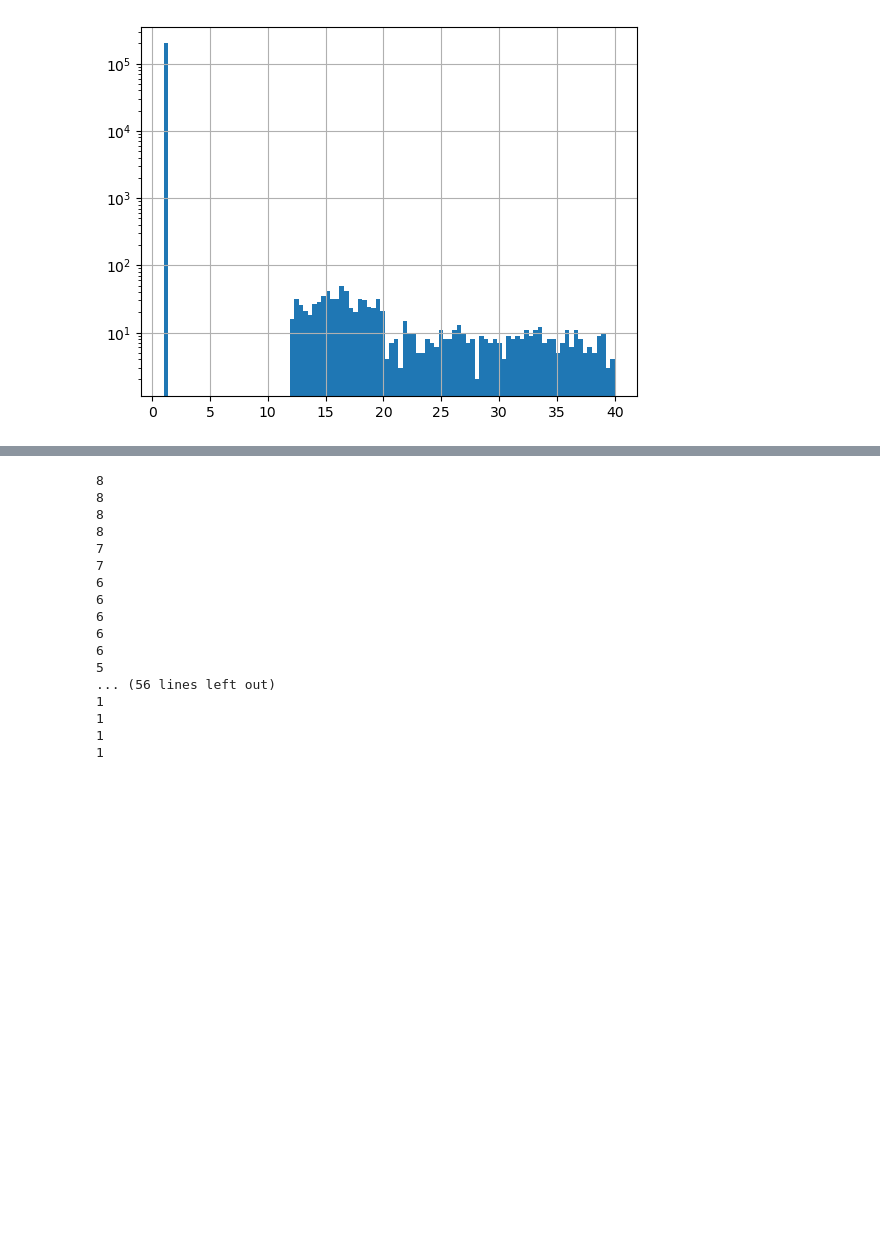
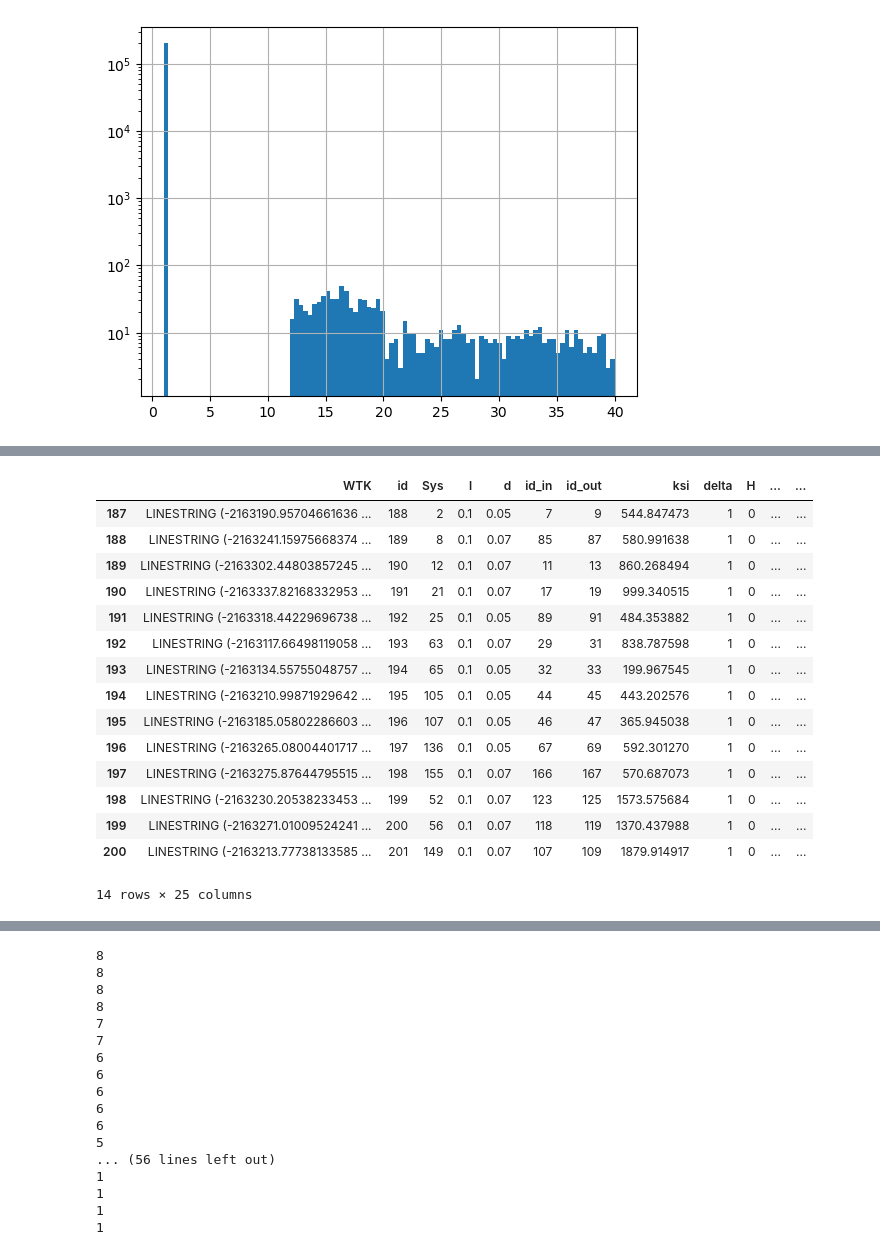
Before and after one commit to LabADTHeatNet/HNN, a Jupyter notebook: analyse_data.ipynb, the cells around one changed output, grey strips where cells are left out. Cells and saved outputs as stored; diff of their text form; code cells hidden in the pictures; blank space fills up the shorter version.

```diff
--- a/analyse_data.ipynb
+++ b/analyse_data.ipynb
@@ -275,0 +372,19 @@ nodes_df
+# %%
+edges_df.loc[edges_df['Vid_usr']]
+# %% [output]
+|  | WTK | id | Sys | l | d | id_in | id_out | ksi | delta | H | ... | ... |
+| 187 | LINESTRING (-2163190.95704661636 ... | 188 | 2 | 0.1 | 0.05 | 7 | 9 | 544.847473 | 1 | 0 | ... | ... |
+| 188 | LINESTRING (-2163241.15975668374 ... | 189 | 8 | 0.1 | 0.07 | 85 | 87 | 580.991638 | 1 | 0 | ... | ... |
+| 189 | LINESTRING (-2163302.44803857245 ... | 190 | 12 | 0.1 | 0.07 | 11 | 13 | 860.268494 | 1 | 0 | ... | ... |
+| 190 | LINESTRING (-2163337.82168332953 ... | 191 | 21 | 0.1 | 0.07 | 17 | 19 | 999.340515 | 1 | 0 | ... | ... |
+| 191 | LINESTRING (-2163318.44229696738 ... | 192 | 25 | 0.1 | 0.05 | 89 | 91 | 484.353882 | 1 | 0 | ... | ... |
+| 192 | LINESTRING (-2163117.66498119058 ... | 193 | 63 | 0.1 | 0.07 | 29 | 31 | 838.787598 | 1 | 0 | ... | ... |
+| 193 | LINESTRING (-2163134.55755048757 ... | 194 | 65 | 0.1 | 0.05 | 32 | 33 | 199.967545 | 1 | 0 | ... | ... |
+| 194 | LINESTRING (-2163210.99871929642 ... | 195 | 105 | 0.1 | 0.05 | 44 | 45 | 443.202576 | 1 | 0 | ... | ... |
+| 195 | LINESTRING (-2163185.05802286603 ... | 196 | 107 | 0.1 | 0.05 | 46 | 47 | 365.945038 | 1 | 0 | ... | ... |
+| 196 | LINESTRING (-2163265.08004401717 ... | 197 | 136 | 0.1 | 0.05 | 67 | 69 | 592.301270 | 1 | 0 | ... | ... |
+| 197 | LINESTRING (-2163275.87644795515 ... | 198 | 155 | 0.1 | 0.07 | 166 | 167 | 570.687073 | 1 | 0 | ... | ... |
+| 198 | LINESTRING (-2163230.20538233453 ... | 199 | 52 | 0.1 | 0.07 | 123 | 125 | 1573.575684 | 1 | 0 | ... | ... |
+| 199 | LINESTRING (-2163271.01009524241 ... | 200 | 56 | 0.1 | 0.07 | 118 | 119 | 1370.437988 | 1 | 0 | ... | ... |
+| 200 | LINESTRING (-2163213.77738133585 ... | 201 | 149 | 0.1 | 0.07 | 107 | 109 | 1879.914917 | 1 | 0 | ... | ... |
+14 rows × 25 columns
```
Also changed, not shown: parts of 38 cells of this notebook, 9 other files.
